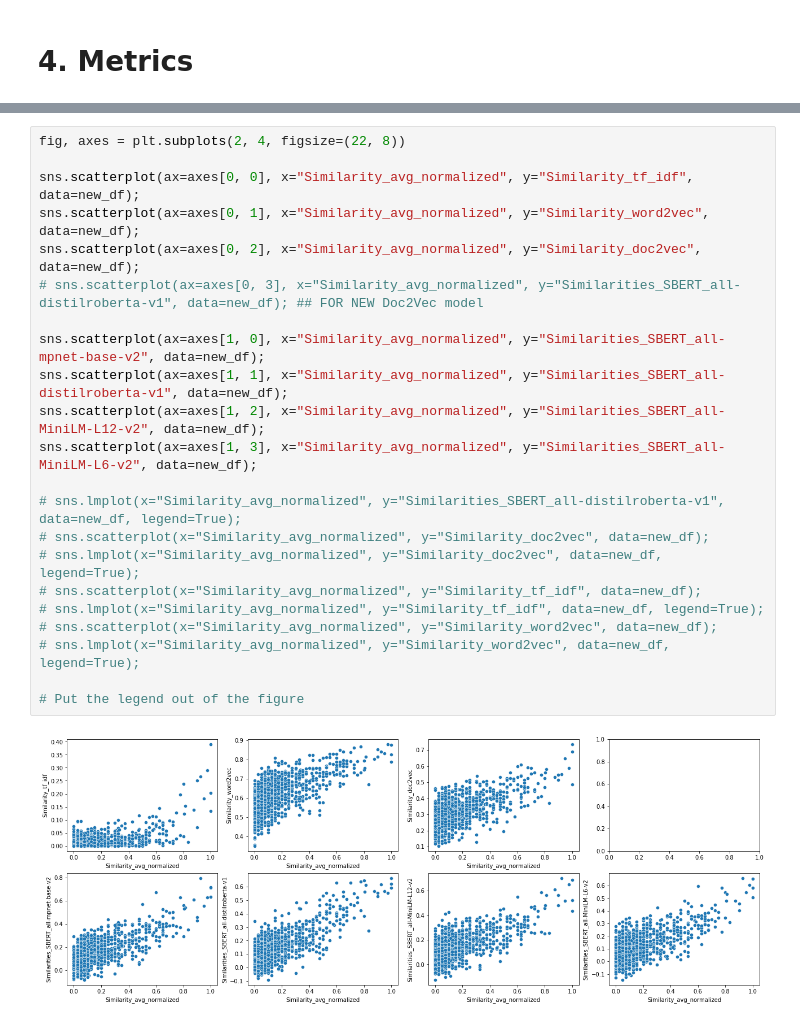
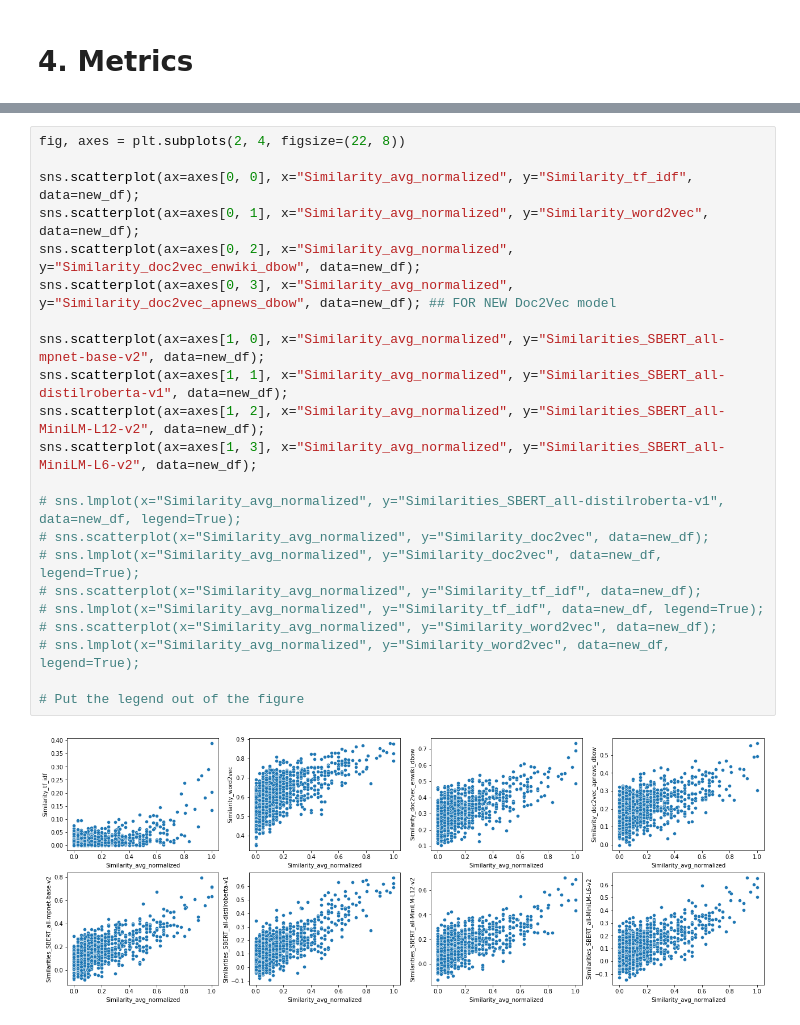
Before and after one commit to mariiabogdanova/SNLP-project, a Jupyter notebook: sbert.ipynb, the cells around one changed output, grey strips where cells are left out. Saved outputs shown, nothing was run; the diff lists cells and outputs as text.

Commit message:
Add visualization code to sbert file

```diff
--- a/sbert.ipynb
+++ b/sbert.ipynb
@@ -392,24 +393,24 @@ fig.set_size_inches(10, 6)
 # %%
 fig, axes = plt.subplots(2, 4, figsize=(22, 8))
 
 sns.scatterplot(ax=axes[0, 0], x="Similarity_avg_normalized", y="Similarity_tf_idf", data=new_df);
 sns.scatterplot(ax=axes[0, 1], x="Similarity_avg_normalized", y="Similarity_word2vec", data=new_df);
-sns.scatterplot(ax=axes[0, 2], x="Similarity_avg_normalized", y="Similarity_doc2vec", data=new_df);
-# sns.scatterplot(ax=axes[0, 3], x="Similarity_avg_normalized", y="Similarities_SBERT_all-distilroberta-v1", data=new_df); ## FOR NEW Doc2Vec model
+sns.scatterplot(ax=axes[0, 2], x="Similarity_avg_normalized", y="Similarity_doc2vec_enwiki_dbow", data=new_df);
+sns.scatterplot(ax=axes[0, 3], x="Similarity_avg_normalized", y="Similarity_doc2vec_apnews_dbow", data=new_df); ## FOR NEW Doc2Vec model
 
 sns.scatterplot(ax=axes[1, 0], x="Similarity_avg_normalized", y="Similarities_SBERT_all-mpnet-base-v2", data=new_df);
 sns.scatterplot(ax=axes[1, 1], x="Similarity_avg_normalized", y="Similarities_SBERT_all-distilroberta-v1", data=new_df);
 sns.scatterplot(ax=axes[1, 2], x="Similarity_avg_normalized", y="Similarities_SBERT_all-MiniLM-L12-v2", data=new_df);
 sns.scatterplot(ax=axes[1, 3], x="Similarity_avg_normalized", y="Similarities_SBERT_all-MiniLM-L6-v2", data=new_df);
 
 # sns.lmplot(x="Similarity_avg_normalized", y="Similarities_SBERT_all-distilroberta-v1", data=new_df, legend=True);
 # sns.scatterplot(x="Similarity_avg_normalized", y="Similarity_doc2vec", data=new_df);
 # sns.lmplot(x="Similarity_avg_normalized", y="Similarity_doc2vec", data=new_df, legend=True);
 # sns.scatterplot(x="Similarity_avg_normalized", y="Similarity_tf_idf", data=new_df);
 # sns.lmplot(x="Similarity_avg_normalized", y="Similarity_tf_idf", data=new_df, legend=True);
 # sns.scatterplot(x="Similarity_avg_normalized", y="Similarity_word2vec", data=new_df);
 # sns.lmplot(x="Similarity_avg_normalized", y="Similarity_word2vec", data=new_df, legend=True);
 
 # Put the legend out of the figure
 # %% [output]
-[figure, old version]
+[figure, new version]
```
Also changed, not shown: parts of 2 cells of this notebook.
